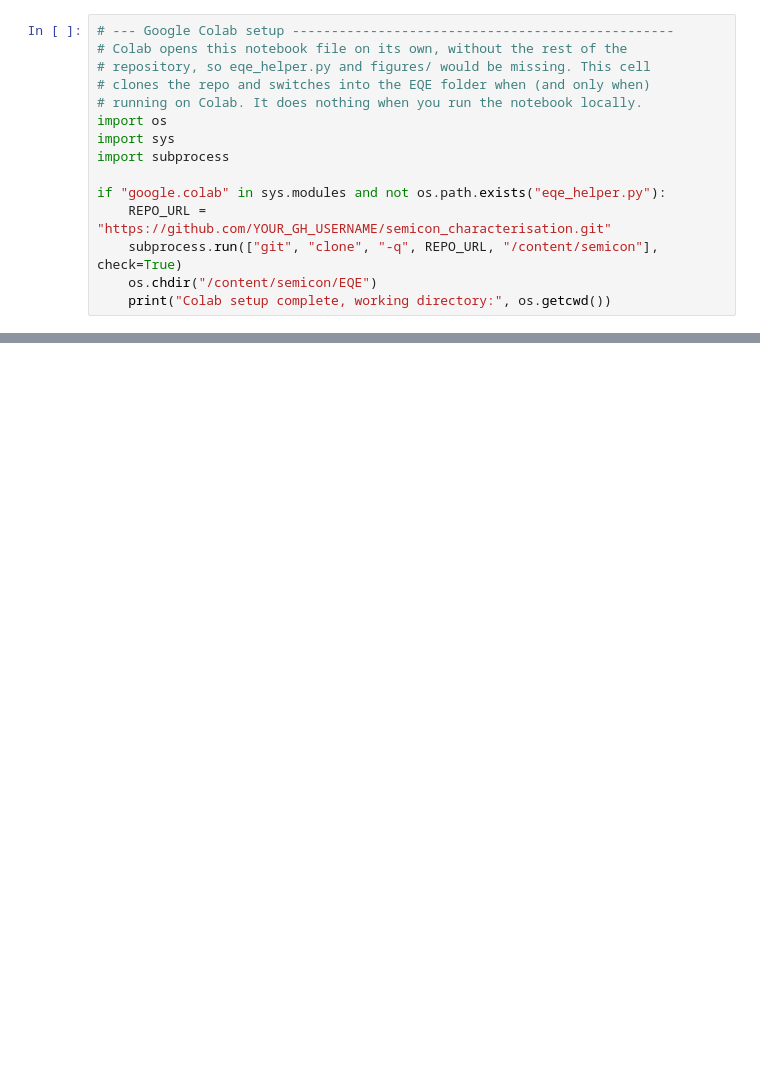
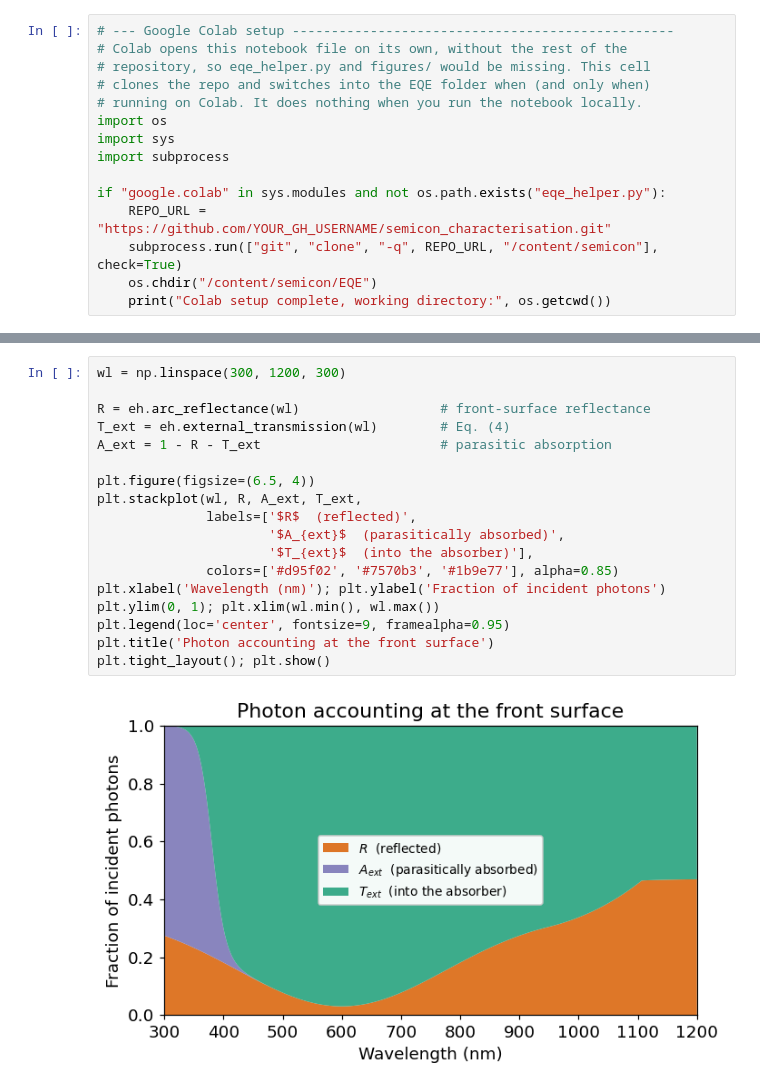
Before and after one commit to Oxford-eMat-Lab/semiconductor-characterisation, a Jupyter notebook: EQE/eqe_analysis.ipynb, the cells around one changed output, grey strips where cells are left out. Cells and saved outputs as stored; diff of their text form; blank space fills up the shorter version.

```diff
--- a/EQE/eqe_analysis.ipynb
+++ b/EQE/eqe_analysis.ipynb
@@ -446,0 +174,20 @@ modelling.
+# %%
+wl = np.linspace(300, 1200, 300)
+
+R = eh.arc_reflectance(wl)                  # front-surface reflectance
+T_ext = eh.external_transmission(wl)        # Eq. (4)
+A_ext = 1 - R - T_ext                       # parasitic absorption
+
+plt.figure(figsize=(6.5, 4))
+plt.stackplot(wl, R, A_ext, T_ext,
+              labels=['$R$  (reflected)',
+                      '$A_{ext}$  (parasitically absorbed)',
+                      '$T_{ext}$  (into the absorber)'],
+              colors=['#d95f02', '#7570b3', '#1b9e77'], alpha=0.85)
+plt.xlabel('Wavelength (nm)'); plt.ylabel('Fraction of incident photons')
+plt.ylim(0, 1); plt.xlim(wl.min(), wl.max())
+plt.legend(loc='center', fontsize=9, framealpha=0.95)
+plt.title('Photon accounting at the front surface')
+plt.tight_layout(); plt.show()
+# %% [output]
+[figure, added]
```
Also changed, not shown: parts of 42 cells of this notebook, 41 other files.
